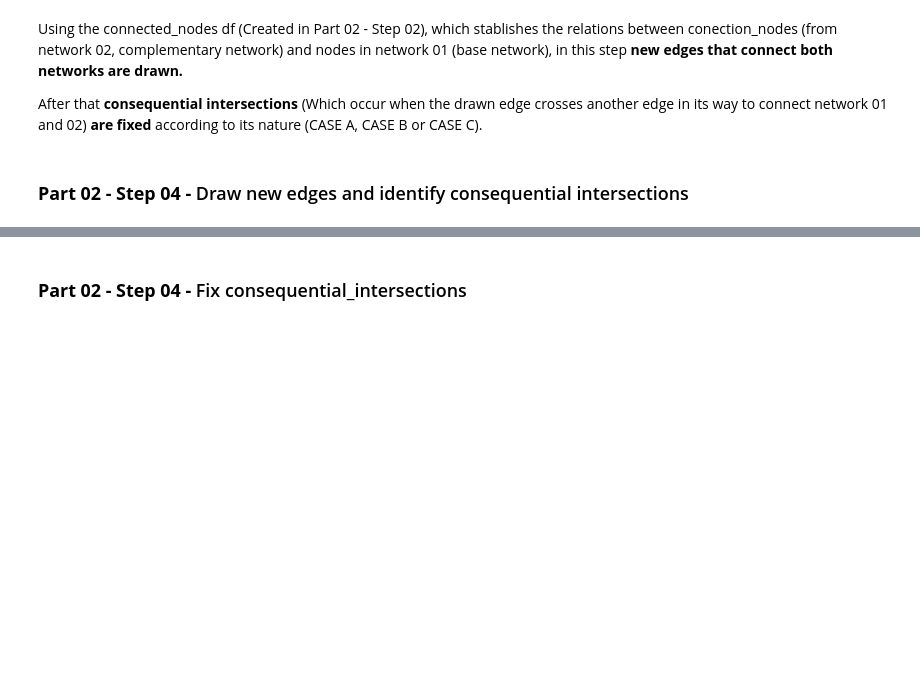
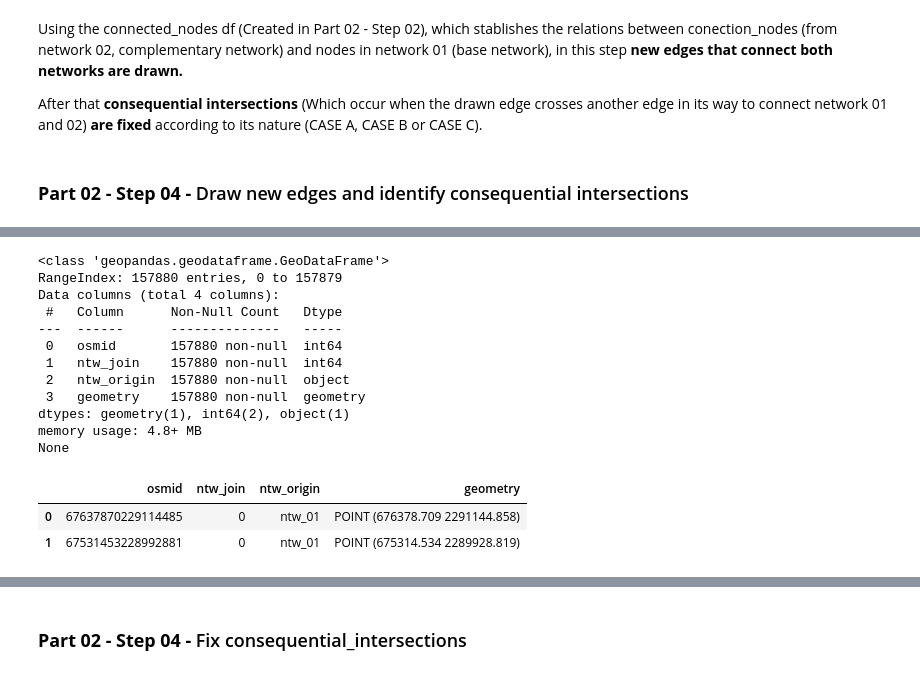
Before and after one commit to Observatorio-Ciudades/vref_walkability_index, a Jupyter notebook: notebooks/01_PL_04_Combine_networks.ipynb, the cells around one changed output, grey strips where cells are left out. Saved outputs shown, nothing was run; the diff lists cells and outputs as text; code cells hidden in the pictures; blank space fills up the shorter version.

```diff
--- a/notebooks/01_PL_04_Combine_networks.ipynb
+++ b/notebooks/01_PL_04_Combine_networks.ipynb
@@ -4112,0 +3424,20 @@ joined_edges_concat.tail(2)"""
+# %%
+# Show
+print(concatenated_nodes.info())
+concatenated_nodes.head(2)
+# %% [output]
+<class 'geopandas.geodataframe.GeoDataFrame'>
+RangeIndex: 157880 entries, 0 to 157879
+Data columns (total 4 columns):
+ #   Column      Non-Null Count   Dtype
+---  ------      --------------   -----
+ 0   osmid       157880 non-null  int64
+ 1   ntw_join    157880 non-null  int64
+ 2   ntw_origin  157880 non-null  object
+ 3   geometry    157880 non-null  geometry
+dtypes: geometry(1), int64(2), object(1)
+memory usage: 4.8+ MB
+None
+|  | osmid | ntw_join | ntw_origin | geometry |
+| 0 | 67637870229114485 | 0 | ntw_01 | POINT (676378.709 2291144.858) |
+| 1 | 67531453228992881 | 0 | ntw_01 | POINT (675314.534 2289928.819) |
```
Also changed, not shown: parts of 51 cells of this notebook, 1 other file.
